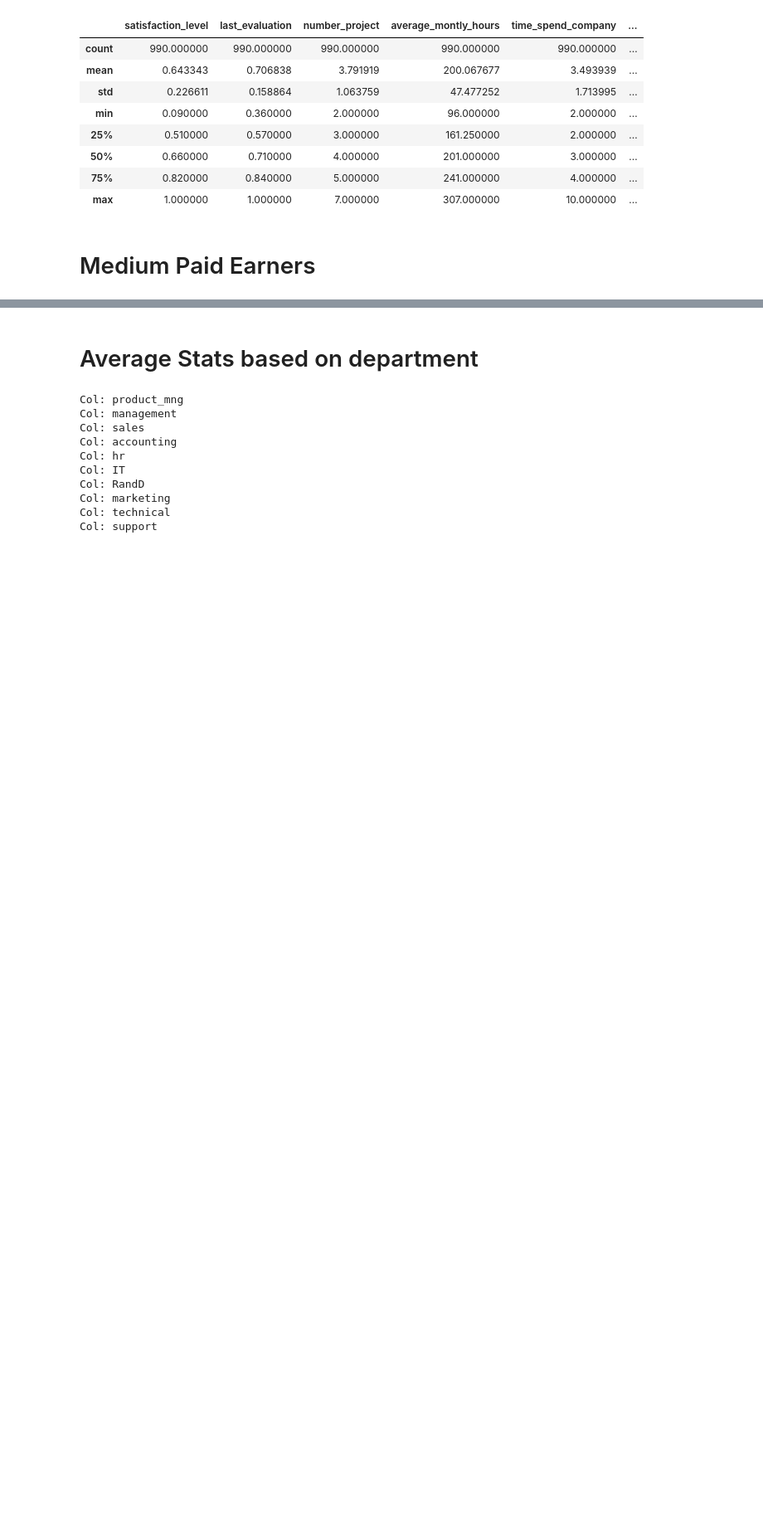
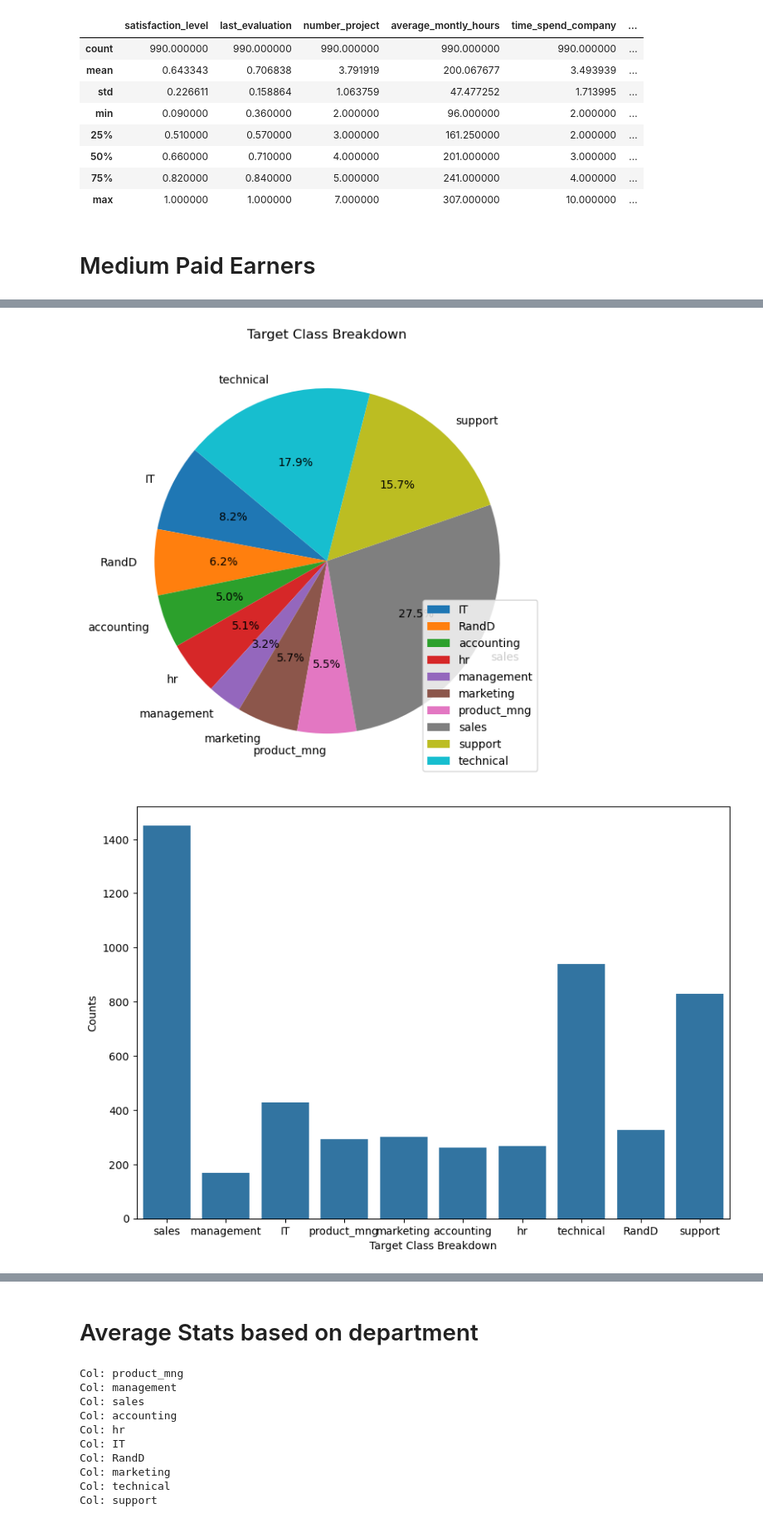
Before and after one commit to MaukanMir/HR-Capstone-Analysis, a Jupyter notebook: training.ipynb, the cells around one changed output, grey strips where cells are left out. Shown at 83% size. Saved outputs shown, nothing was run; the diff lists cells and outputs as text; code cells hidden in the pictures; blank space fills up the shorter version.

Commit message:
added new visuals

```diff
--- a/training.ipynb
+++ b/training.ipynb
@@ -302,3 +302,6 @@ highest_paid.describe()
 | max | 1.000000 | 1.000000 | 7.000000 | 307.000000 | 10.000000 | ... |
 # %% [markdown]
 # Medium Paid Earners
+# %%
+medium_paid = df[df["salary"] == "medium"]
+medium_paid.describe()
@@ -304,0 +318,5 @@ highest_paid.describe()
+# %%
+check_class_imbalance(medium_paid["Department"])
+# %% [output]
+[figure, added]
+[figure, added]
```
Also changed, not shown: parts of 7 cells of this notebook.
